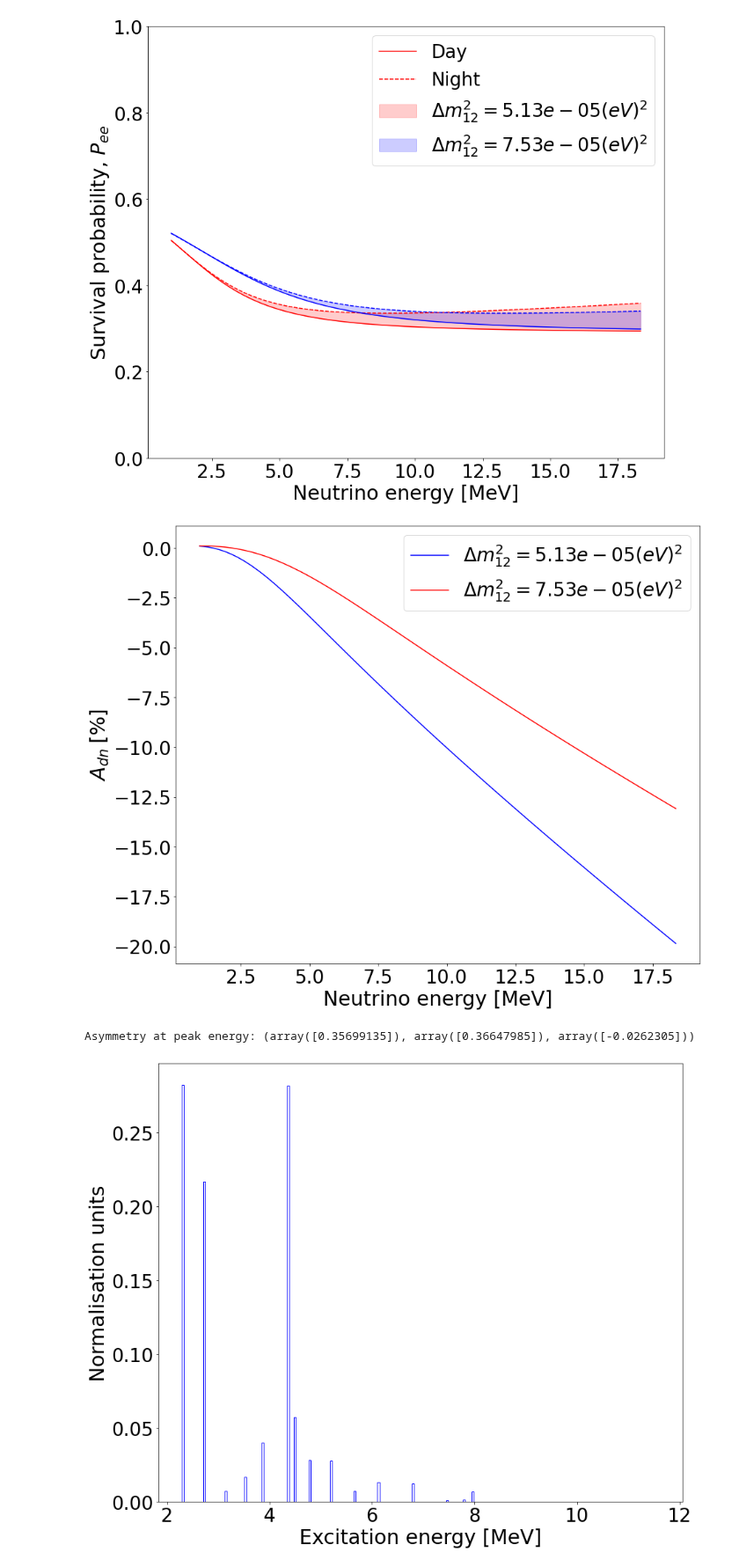
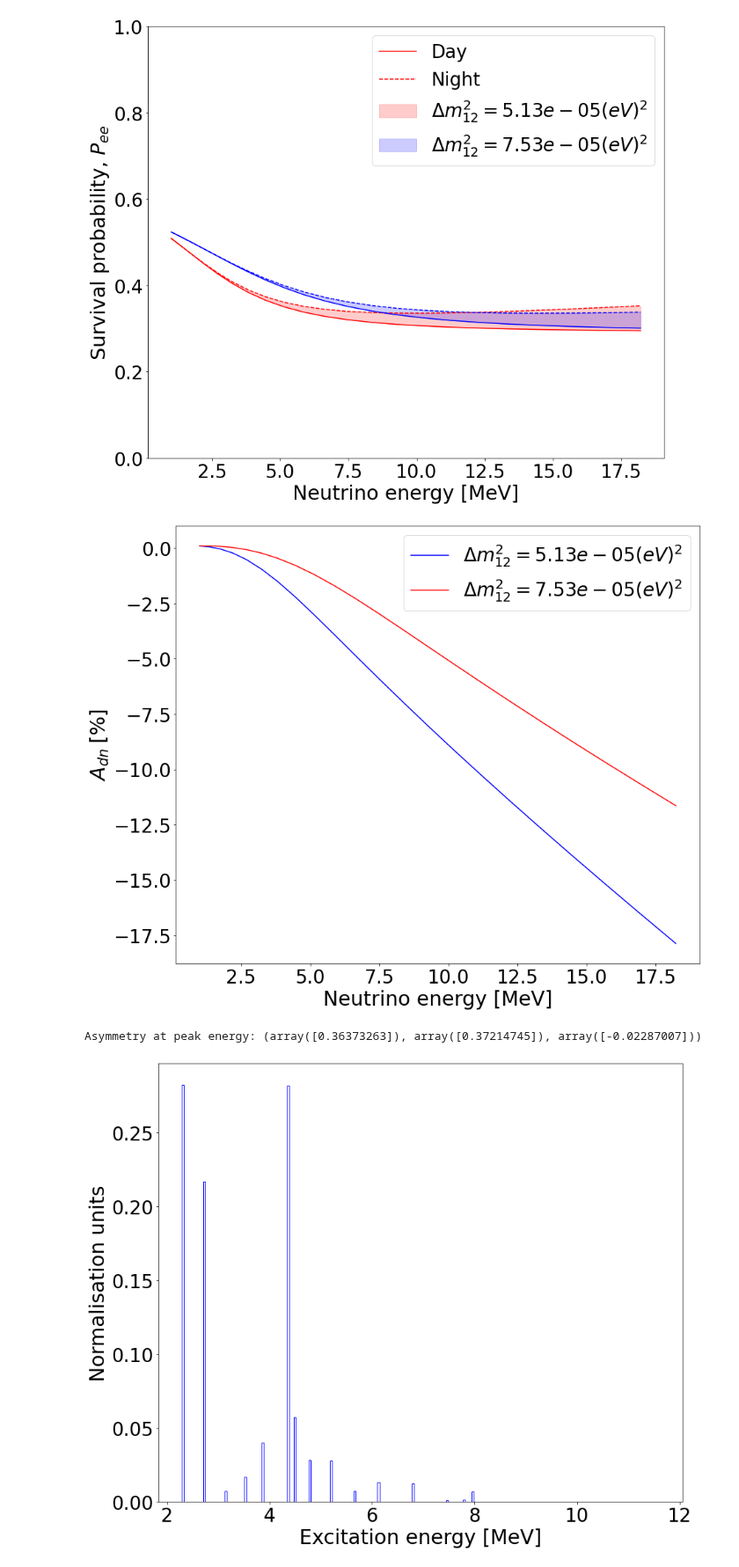
Before and after one commit to nlane314/soLAr-sens, a Jupyter notebook: notebooks/sensfin.ipynb, the cells around one changed output. Shown at 88% size. Saved outputs shown, nothing was run; the diff lists cells and outputs as text; code cells hidden in the pictures.

```diff
--- a/notebooks/sensfin.ipynb
+++ b/notebooks/sensfin.ipynb
@@ -83,7 +83,7 @@ poptB8, pcovB8 = curve_fit(gaus, EvB8, EvdataB8)
 ### variable bin widths based on energy resolution
 
 x = 1 # corresponds to 1 MeV
-sigmawidth = 0.5 # corresponds to a bin width of 1 sigma, controls bin purity
+sigmawidth = 1 # corresponds to a bin width of 1 sigma, controls bin purity
 
 points = np.array([x])
 uncer = np.array([inEres*sigmawidth*x])
@@ -197,7 +200,7 @@ def asym(E, md12, a12): # input energy peak and mass-squared diff 21
     ######################################
     # solar input parameters
 
-    cMSW = 1 # divergence from msw theory
+    cMSW = 0.91 # divergence from msw theory
     peS = 92.5e3/1.673e-27 # m-3, e density of Sun at B8 production point
     peE = 2.8e3/1.673e-27 # m-3, average e density of Earth
     # add eccentricity (https://arxiv.org/abs/1506.08158)
@@ -258,36 +261,36 @@ plt.fill_between(xdata, Rpd, Rpn, color='blue', alpha=0.2, label=r'$\Delta m_{12
 plt.xlabel('Neutrino energy [MeV]',fontsize=30)
 plt.xticks(fontsize=28)
 plt.ylabel(r'Survival probability, $P_{ee}$',fontsize=30)
 plt.yticks(fontsize=28)
 plt.ylim(0,1)
 
 plt.legend(fontsize=28)
 plt.savefig('../figures/B8survprob.png', bbox_inches='tight')
 
 plt.show()
 
 ##########################################
 
 plt.figure(figsize=(14,12))
 
 plt.plot(xdata, Sasym*100, color="blue", label=r'$\Delta m_{12}^2 =' + repr(Smd12) + '(eV)^2$')
 plt.plot(xdata, Rasym*100, color="red", label=r'$\Delta m_{12}^2 =' + repr(Rmd12) + '(eV)^2$')
 
 plt.xlabel('Neutrino energy [MeV]',fontsize=30)
 plt.xticks(fontsize=28)
 plt.ylabel(r'$A_{dn~} [\%]$',fontsize=30)
 plt.yticks(fontsize=28)
 
 plt.legend(fontsize=28)
 plt.savefig('../figures/B8asymE.png', bbox_inches='tight')
 
 plt.show()
 
 print('Asymmetry at peak energy:', asym(xdata[fluxspec == np.max(fluxspec)], Rmd12, Sa12))
 # %% [output]
-[figure, old version]
+[figure, new version]
-[figure, old version]
+[figure, new version]
-Asymmetry at peak energy: (array([0.35699135]), array([0.36647985]), array([-0.0262305]))
+Asymmetry at peak energy: (array([0.36373263]), array([0.37214745]), array([-0.02287007]))
 # %%
 def optim_bins(mult_arry):
     # optimises bin widths based on Freedman rule of thumb, takes multidimensional array
```
Also changed, not shown: parts of 5 cells of this notebook, 9 other files.
